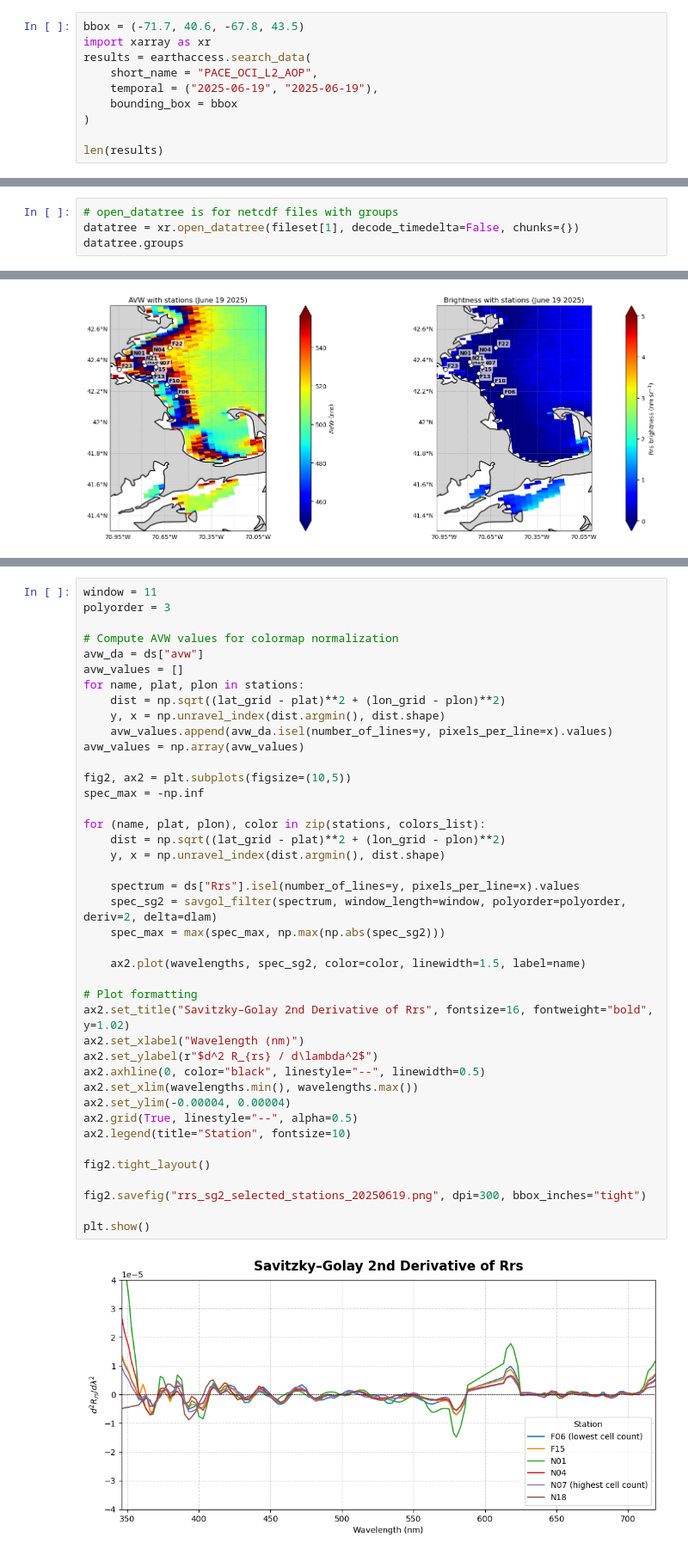
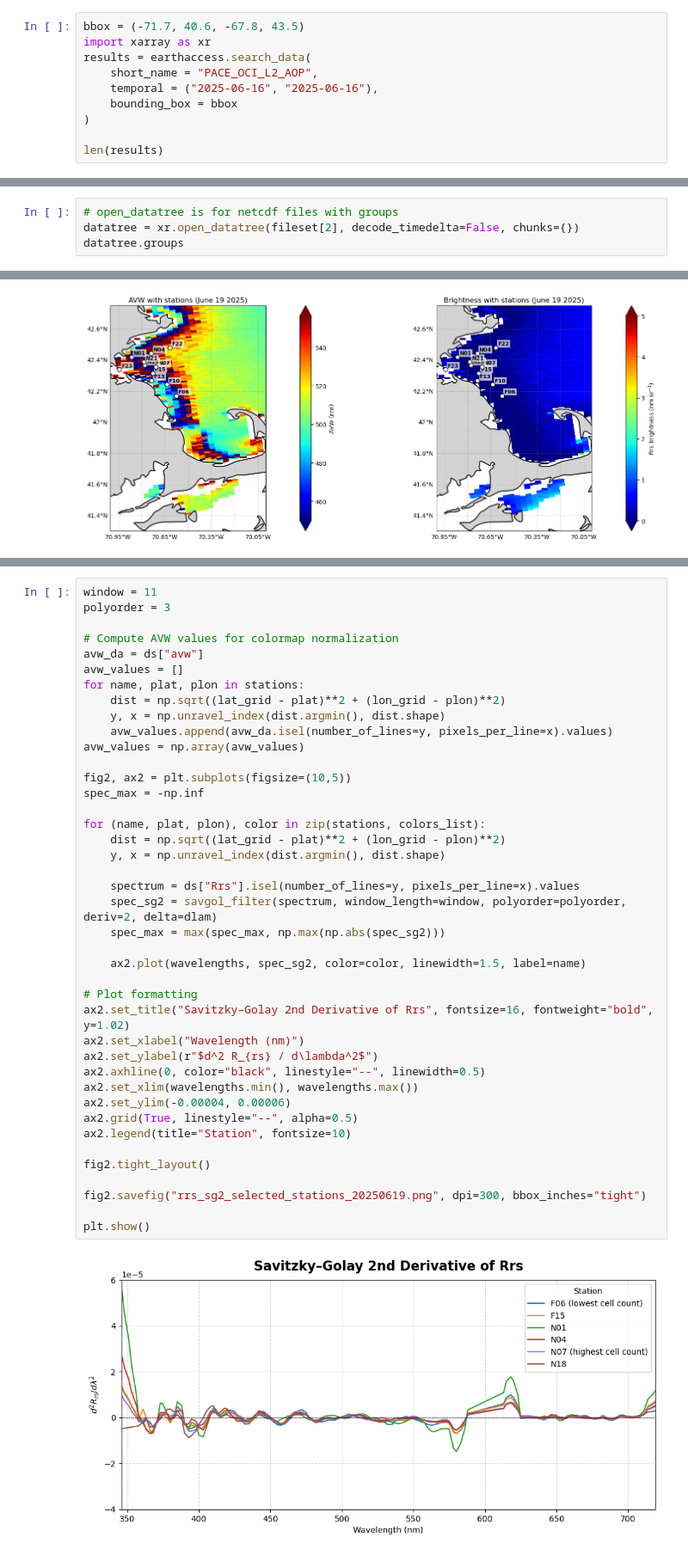
Before and after one commit to fish-pace/2026-proj-phyto-community-structure, a Jupyter notebook: contributor_folders/cassie/Rrs_Mass_Bay.ipynb, the cells around one changed output, grey strips where cells are left out. Shown at 86% size. Saved outputs shown, nothing was run; the diff lists cells and outputs as text.

```diff
--- a/contributor_folders/cassie/Rrs_Mass_Bay.ipynb
+++ b/contributor_folders/cassie/Rrs_Mass_Bay.ipynb
@@ -16,7 +16,7 @@ bbox = (-71.7, 40.6, -67.8, 43.5)
 import xarray as xr
 results = earthaccess.search_data(
     short_name = "PACE_OCI_L2_AOP",
-    temporal = ("2025-06-19", "2025-06-19"),
+    temporal = ("2025-06-16", "2025-06-16"),
     bounding_box = bbox
 )
 
@@ -35,7 +35,7 @@ fileset = earthaccess.open(results);
 This is level 2 data and unlike level 3 data, it has groups. We need to use `open_datatree()` and `merge().
 # %%
 # open_datatree is for netcdf files with groups
-datatree = xr.open_datatree(fileset[1], decode_timedelta=False, chunks={})
+datatree = xr.open_datatree(fileset[2], decode_timedelta=False, chunks={})
 datatree.groups
 # %% [output]
 ('/',
@@ -283,32 +283,32 @@ for name, plat, plon in stations:
 avw_values = np.array(avw_values)
 
 fig2, ax2 = plt.subplots(figsize=(10,5))
 spec_max = -np.inf
 
 for (name, plat, plon), color in zip(stations, colors_list):
     dist = np.sqrt((lat_grid - plat)**2 + (lon_grid - plon)**2)
     y, x = np.unravel_index(dist.argmin(), dist.shape)
 
     spectrum = ds["Rrs"].isel(number_of_lines=y, pixels_per_line=x).values
     spec_sg2 = savgol_filter(spectrum, window_length=window, polyorder=polyorder, deriv=2, delta=dlam)
     spec_max = max(spec_max, np.max(np.abs(spec_sg2)))
 
     ax2.plot(wavelengths, spec_sg2, color=color, linewidth=1.5, label=name)
 
 # Plot formatting
 ax2.set_title("Savitzky–Golay 2nd Derivative of Rrs", fontsize=16, fontweight="bold", y=1.02)
 ax2.set_xlabel("Wavelength (nm)")
 ax2.set_ylabel(r"$d^2 R_{rs} / d\lambda^2$")
 ax2.axhline(0, color="black", linestyle="--", linewidth=0.5)
 ax2.set_xlim(wavelengths.min(), wavelengths.max())
-ax2.set_ylim(-0.00004, 0.00004)
+ax2.set_ylim(-0.00004, 0.00006)
 ax2.grid(True, linestyle="--", alpha=0.5)
 ax2.legend(title="Station", fontsize=10)
 
 fig2.tight_layout()
 
 fig2.savefig("rrs_sg2_selected_stations_20250619.png", dpi=300, bbox_inches="tight")
 
 plt.show()
 # %% [output]
-[figure, old version]
+[figure, new version]
```
Also changed, not shown: parts of 1 cell of this notebook, 2 other files.
